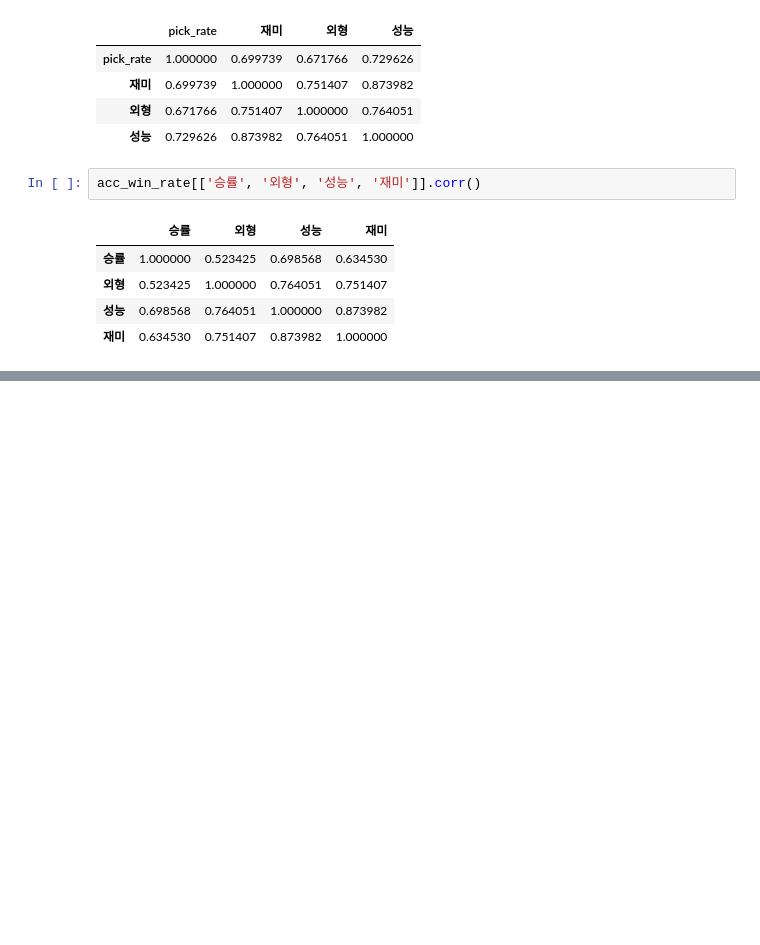
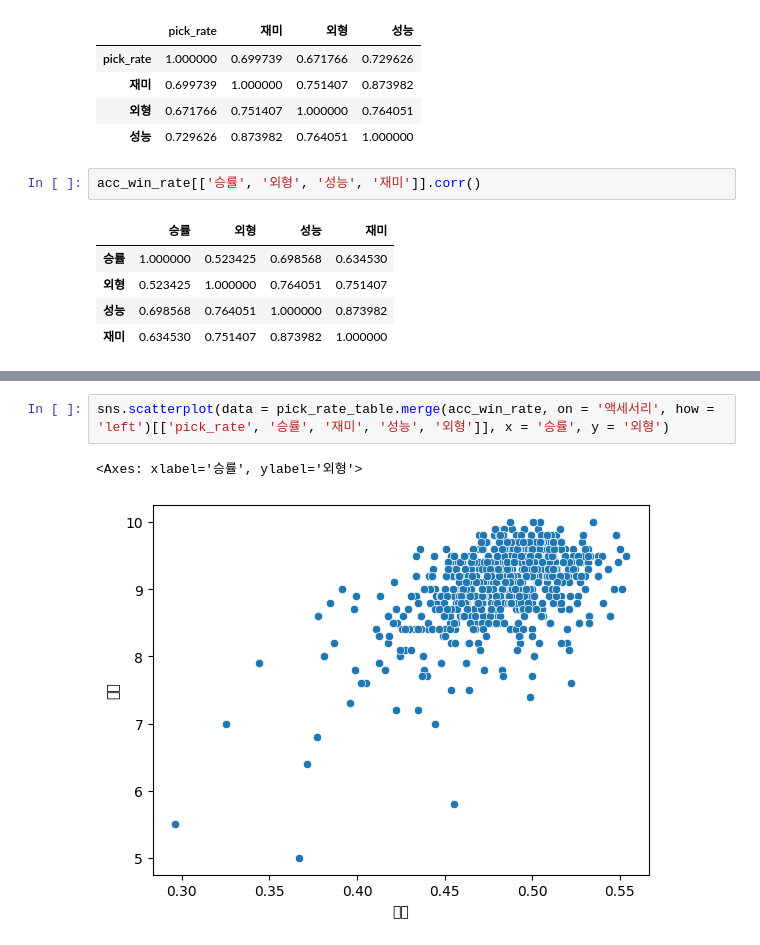
Before and after one commit to kimjaehyeonC/Toy_Getamped, a Jupyter notebook: getamped_log_generator.ipynb, the cells around one changed output, grey strips where cells are left out. Drawn from its saved outputs; the diff is of its cells as text; blank space fills up the shorter version.

```diff
--- a/getamped_log_generator.ipynb
+++ b/getamped_log_generator.ipynb
@@ -648,0 +672,5 @@ acc_win_rate[['승률', '외형', '성능', '재미']].corr()
+# %%
+sns.scatterplot(data = pick_rate_table.merge(acc_win_rate, on = '액세서리', how = 'left')[['pick_rate', '승률', '재미', '성능', '외형']], x = '승률', y = '외형')
+# %% [output]
+<Axes: xlabel='승률', ylabel='외형'>
+[figure, added]
```
Also changed, not shown: parts of 10 cells of this notebook.
